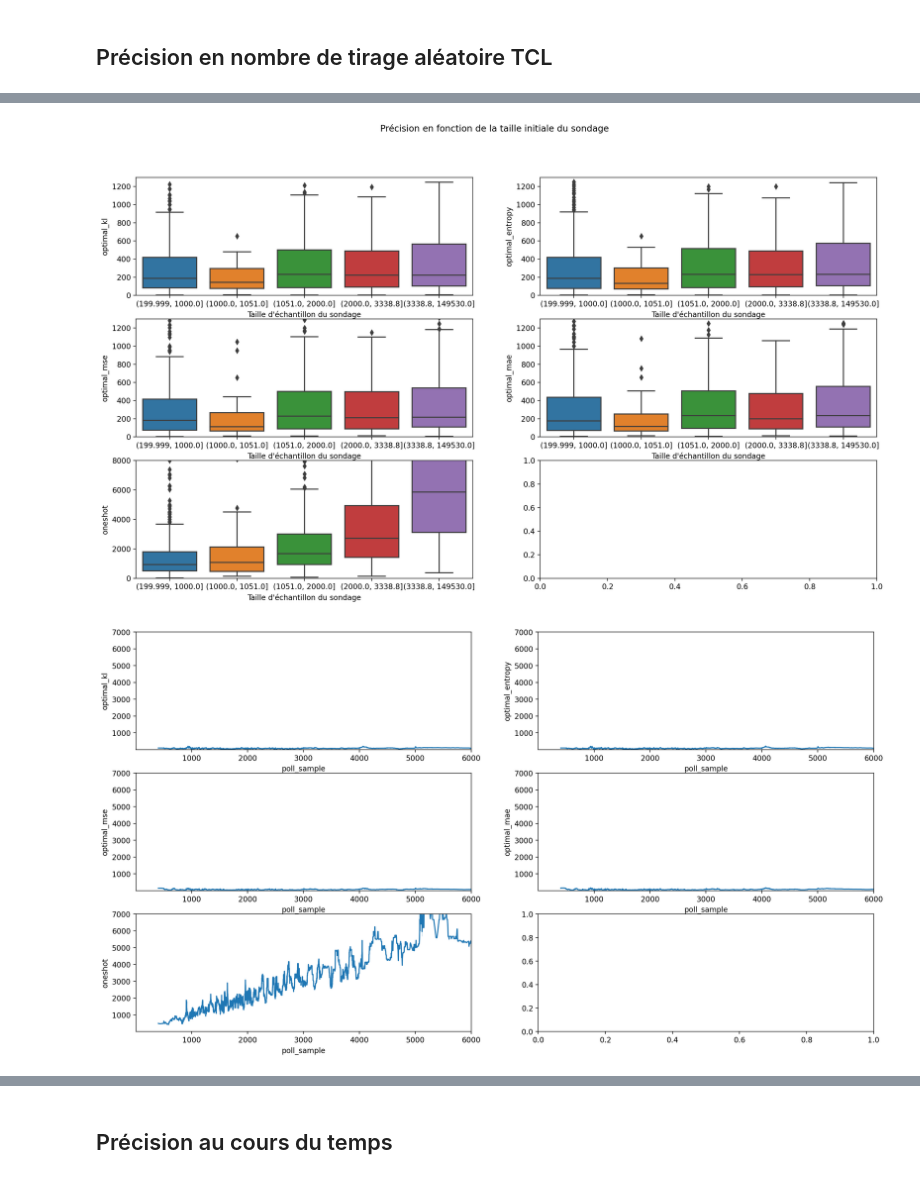
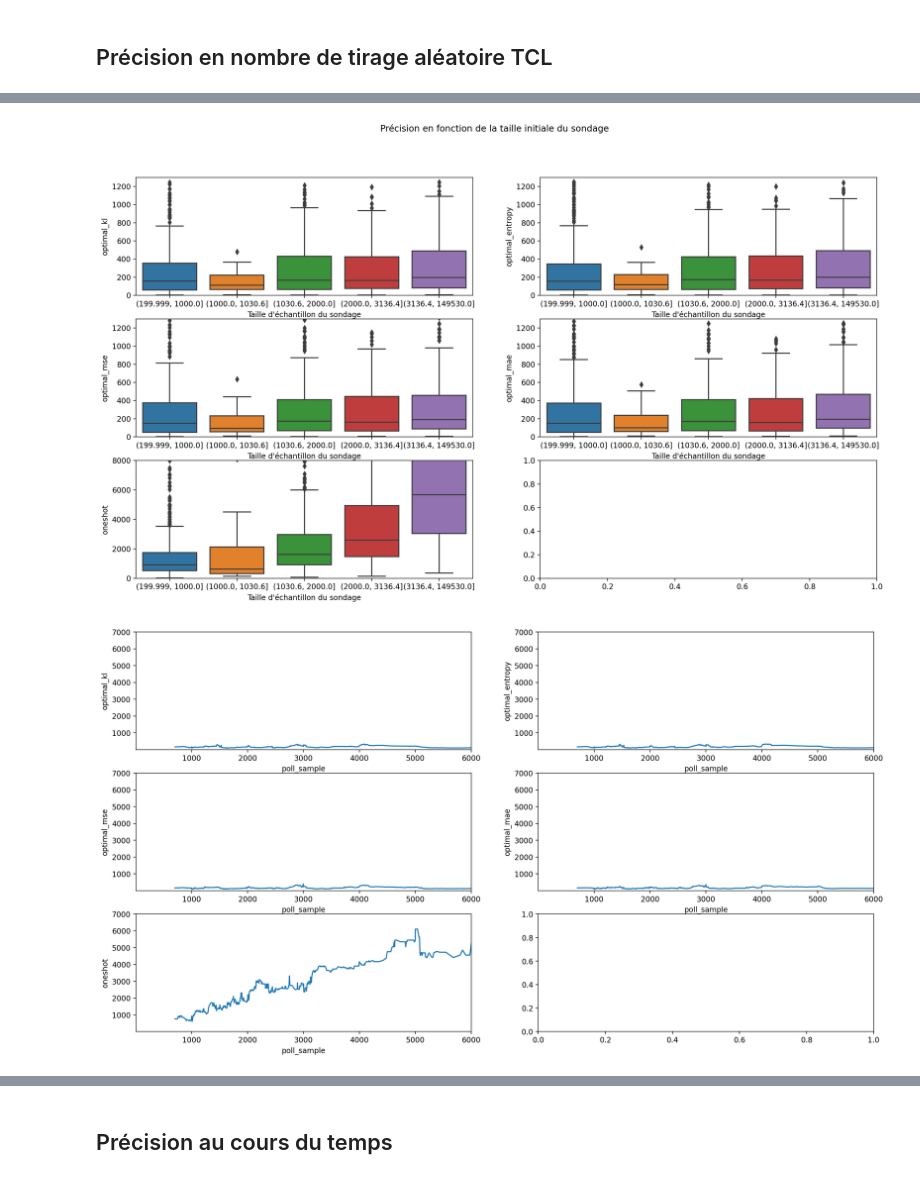
Before and after one commit to NyxAether/mesure_instituts_sondage, a Jupyter notebook: mesure_erreurs/error_plot.ipynb, the cells around one changed output, grey strips where cells are left out. Saved outputs shown, nothing was run; the diff lists cells and outputs as text; code cells hidden in the pictures.

```diff
--- a/mesure_erreurs/error_plot.ipynb
+++ b/mesure_erreurs/error_plot.ipynb
@@ -212,7 +212,7 @@ best_sample_size=pd.DataFrame(samples_sizes,
 # %%
 # best_sample_size.to_pickle("bss.p")
 best_sample_size=pd.read_pickle("bss.p")
-bss14=best_sample_size[best_sample_size.daysbeforeED<=14].copy()
+bss14=best_sample_size[best_sample_size.daysbeforeED<=21].copy()
 liste_mesures=[['optimal_kl','optimal_entropy'],
                ['optimal_mse','optimal_mae'],
                ['oneshot','']]
@@ -299,21 +299,21 @@ best_sample_size[best_sample_size['poll_sample']==1000].median()
 fig.suptitle("Précision en fonction de la taille initiale du sondage")
 fig.show()
 # %% [output]
-[figure, old version]
+[figure, new version]
 # %%
-rolling_best=best_sample_size.sort_values('poll_sample').rolling(50).median()
+rolling_best=bss14.sort_values('poll_sample').rolling(50).median()
 
 fig, axes = plt.subplots(nb_lignes,nb_colonnes,figsize=(18,10),dpi=200)
 for i in range(nb_lignes):
   for j in range(nb_colonnes):
     if liste_mesures[i][j]!= '':
       ax=axes[i,j]
       sns.lineplot(x='poll_sample',y=liste_mesures[i][j],data=rolling_best,ax=ax)
       ax.set_xlim(1, 6000)
       ax.set_ylim(1, 7000)
 plt.show()
 # %% [output]
-[figure, old version]
+[figure, new version]
 # %%
 x=[]
 y=[]
```
Also changed, not shown: parts of 12 cells of this notebook.
